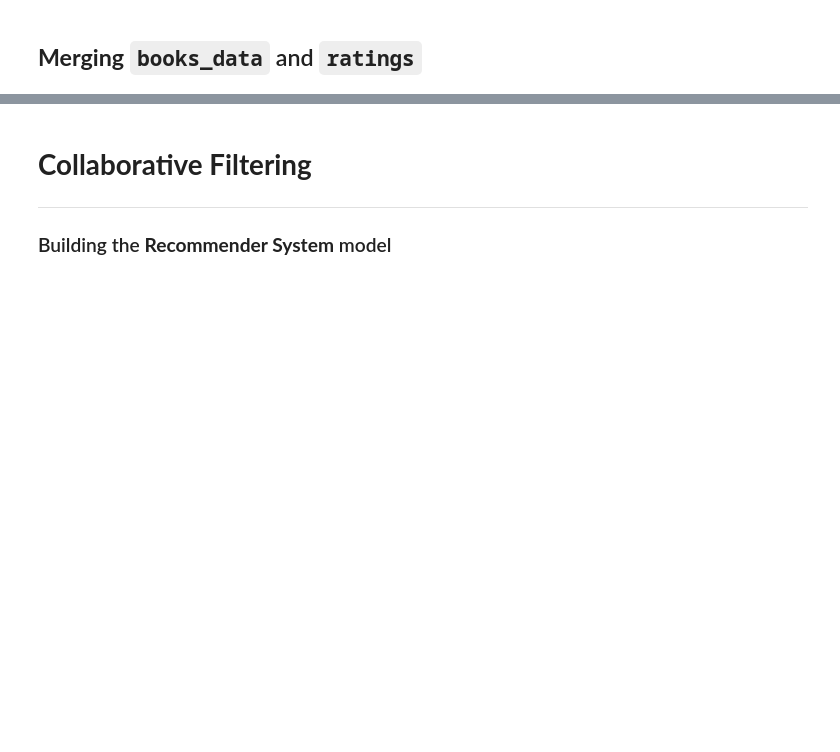
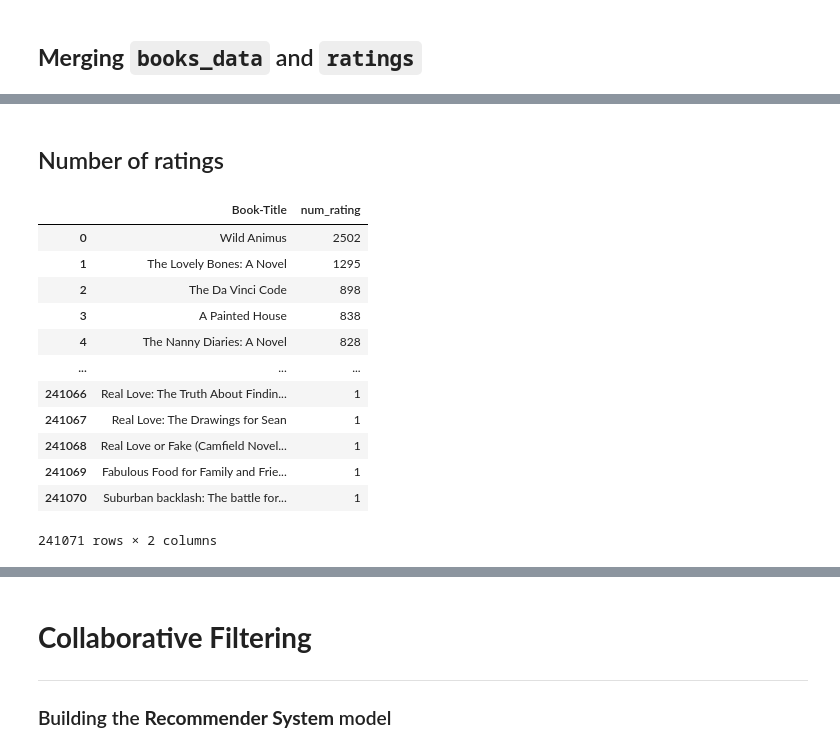
Before and after one commit to nirmit27/ds-and-ml, a Jupyter notebook: Models/book-recommender-system.ipynb, the cells around one changed output, grey strips where cells are left out. Cells and saved outputs as stored; diff of their text form; code cells hidden in the pictures; blank space fills up the shorter version.

```diff
--- a/Models/book-recommender-system.ipynb
+++ b/Models/book-recommender-system.ipynb
@@ -65,0 +82,21 @@ books_data_ratings.head()
+# %% [markdown]
+## Number of ratings
+# %%
+num_ratings = books_data_ratings.groupby('Book-Title')['Book-Rating'].count().sort_values(ascending=False).reset_index()
+num_ratings.rename(columns={'Book-Rating': 'num_rating'}, inplace=True)
+
+num_ratings
+# %% [output]
+|  | Book-Title | num_rating |
+| 0 | Wild Animus | 2502 |
+| 1 | The Lovely Bones: A Novel | 1295 |
+| 2 | The Da Vinci Code | 898 |
+| 3 | A Painted House | 838 |
+| 4 | The Nanny Diaries: A Novel | 828 |
+| ... | ... | ... |
+| 241066 | Real Love: The Truth About Findin... | 1 |
+| 241067 | Real Love: The Drawings for Sean | 1 |
+| 241068 | Real Love or Fake (Camfield Novel... | 1 |
+| 241069 | Fabulous Food for Family and Frie... | 1 |
+| 241070 | Suburban backlash: The battle for... | 1 |
+241071 rows × 2 columns
```
Also changed, not shown: parts of 12 cells of this notebook.
